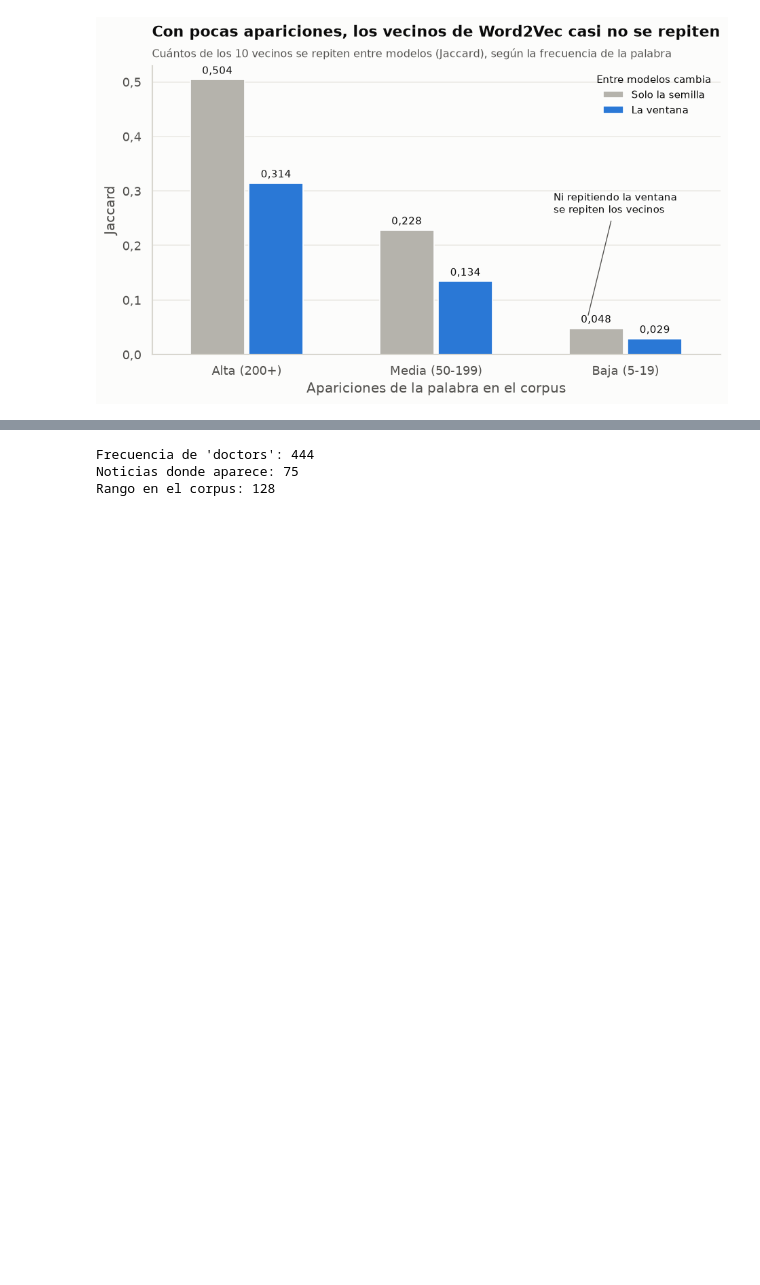
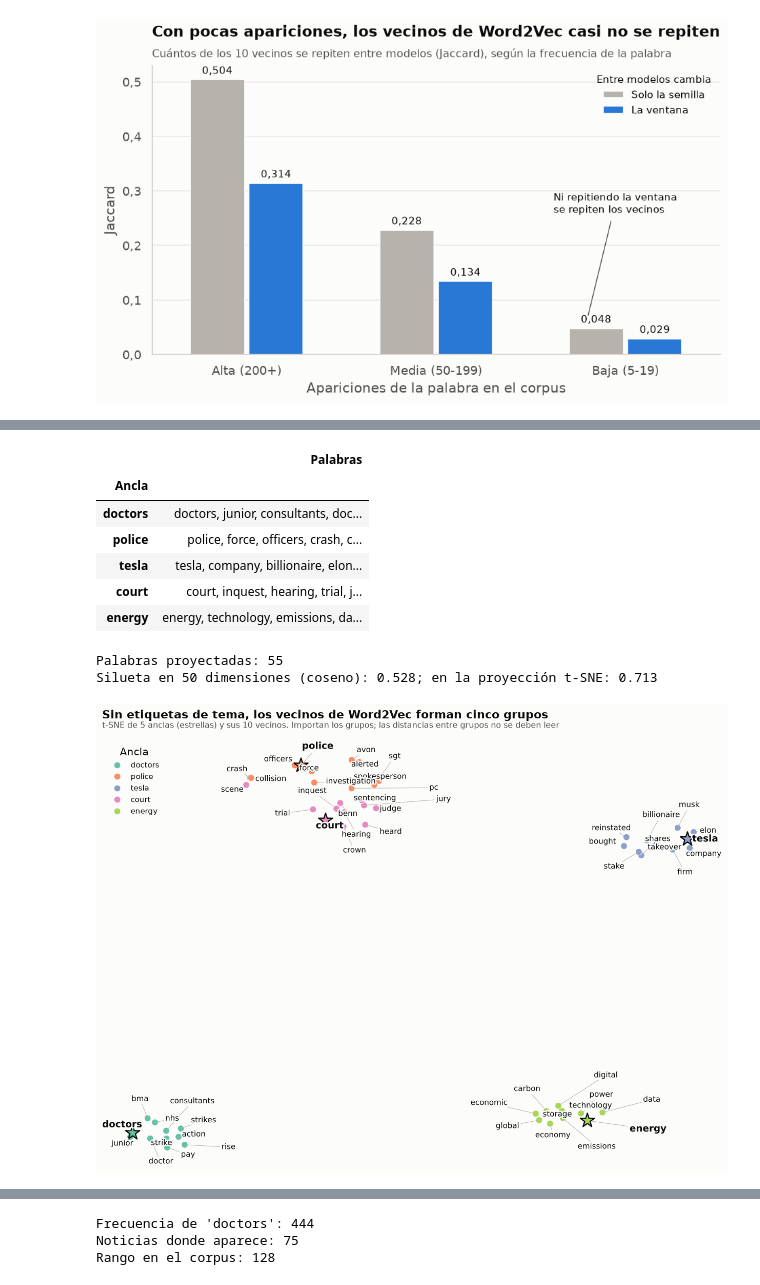
Before and after one commit to AlejoMoncada/llm-assignment1, a Jupyter notebook: 03_Assignment_Sesion1_BoW_Word2Vec.ipynb, the cells around one changed output, grey strips where cells are left out. Drawn from its saved outputs; the diff is of its cells as text; code cells hidden in the pictures; blank space fills up the shorter version.

```diff
--- a/03_Assignment_Sesion1_BoW_Word2Vec.ipynb
+++ b/03_Assignment_Sesion1_BoW_Word2Vec.ipynb
@@ -1020,0 +1211,50 @@ plt.show()
+# %%
+ANCLAS = ["doctors", "police", "tesla", "court", "energy"]
+palabras_tsne, grupos_tsne, usadas = [], [], set(ANCLAS)
+for ancla in ANCLAS:
+    palabras_tsne.append(ancla)
+    grupos_tsne.append(ancla)
+    nuevas = [p for p, _ in modelo_5.wv.most_similar(ancla, topn=30) if p not in usadas and p not in STOP][:10]
+    usadas.update(nuevas)
+    palabras_tsne += nuevas
+    grupos_tsne += [ancla] * len(nuevas)
+
+vectores_tsne = np.array([modelo_5.wv[p] for p in palabras_tsne])
+proyeccion = TSNE(n_components=2, perplexity=10, metric="cosine", init="pca", random_state=SEED).fit_transform(vectores_tsne)
+datos_tsne = pd.DataFrame({"x": proyeccion[:, 0], "y": proyeccion[:, 1], "Palabra": palabras_tsne, "Ancla": grupos_tsne})
+silueta_50 = silhouette_score(vectores_tsne, grupos_tsne, metric="cosine")
+silueta_2 = silhouette_score(proyeccion, grupos_tsne)
+display(datos_tsne.groupby("Ancla", sort=False)["Palabra"].apply(", ".join).to_frame("Palabras"))
+print(f"Palabras proyectadas: {len(palabras_tsne)}")
+print(f"Silueta en 50 dimensiones (coseno): {silueta_50:.3f}; en la proyección t-SNE: {silueta_2:.3f}")
+
+colores_tsne = dict(zip(ANCLAS, sns.color_palette("Set2", len(ANCLAS))))
+fig, ax = plt.subplots(figsize=(13, 9))
+sns.scatterplot(datos_tsne, x="x", y="y", hue="Ancla", palette=colores_tsne, s=60, edgecolor=SURFACE, ax=ax)
+es_ancla = datos_tsne["Palabra"].isin(ANCLAS)
+sns.scatterplot(datos_tsne[es_ancla], x="x", y="y", hue="Ancla", palette=colores_tsne, s=300, marker="*", edgecolor=INK, legend=False, ax=ax)
+etiquetas = [
+    ax.text(fila.x, fila.y, fila.Palabra, fontsize=11 if fila.Palabra in ANCLAS else 9, fontweight="bold" if fila.Palabra in ANCLAS else "normal", zorder=5, path_effects=[withStroke(linewidth=3, foreground=SURFACE)])
+    for fila in datos_tsne.itertuples()
+]
+adjust_text(
+    etiquetas, x=datos_tsne["x"].to_numpy(), y=datos_tsne["y"].to_numpy(), ax=ax, expand=(1.25, 1.5),
+    force_text=(0.4, 0.6), max_move=None, iter_lim=500, arrowprops=dict(arrowstyle="-", color=GRAY, lw=0.6),
+)
+ax.set(xlabel=None, ylabel=None, xticks=[], yticks=[])
+ax.grid(False)
+sns.despine(ax=ax, left=True, bottom=True)
+titular(ax, "Sin etiquetas de tema, los vecinos de Word2Vec forman cinco grupos", "t-SNE de 5 anclas (estrellas) y sus 10 vecinos. Importan los grupos; las distancias entre grupos no se deben leer")
+ax.legend(loc="best", title="Ancla", fontsize=9)
+plt.show()
+# %% [output]
+|  | Palabras |
+| Ancla |  |
+| doctors | doctors, junior, consultants, doc... |
+| police | police, force, officers, crash, c... |
+| tesla | tesla, company, billionaire, elon... |
+| court | court, inquest, hearing, trial, j... |
+| energy | energy, technology, emissions, da... |
+Palabras proyectadas: 55
+Silueta en 50 dimensiones (coseno): 0.528; en la proyección t-SNE: 0.713
+[figure, added]
```
Also changed, not shown: parts of 49 cells of this notebook, 4 other files.
